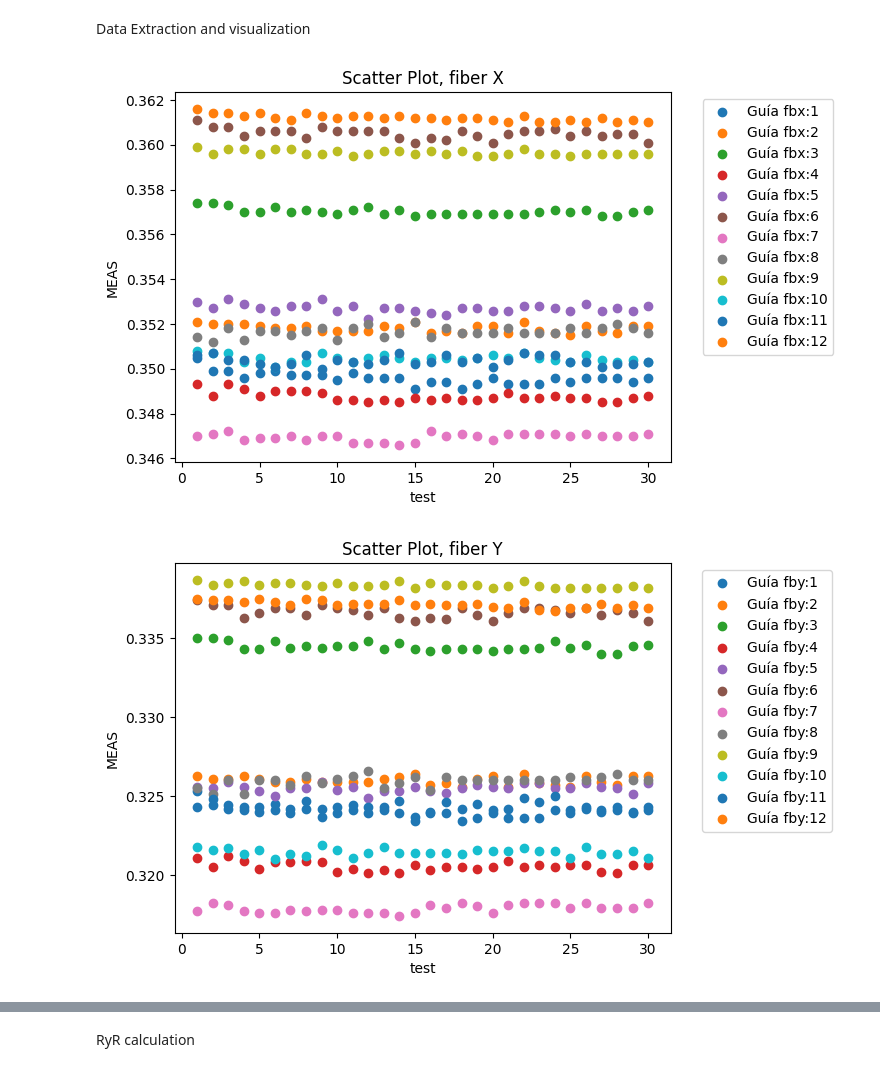
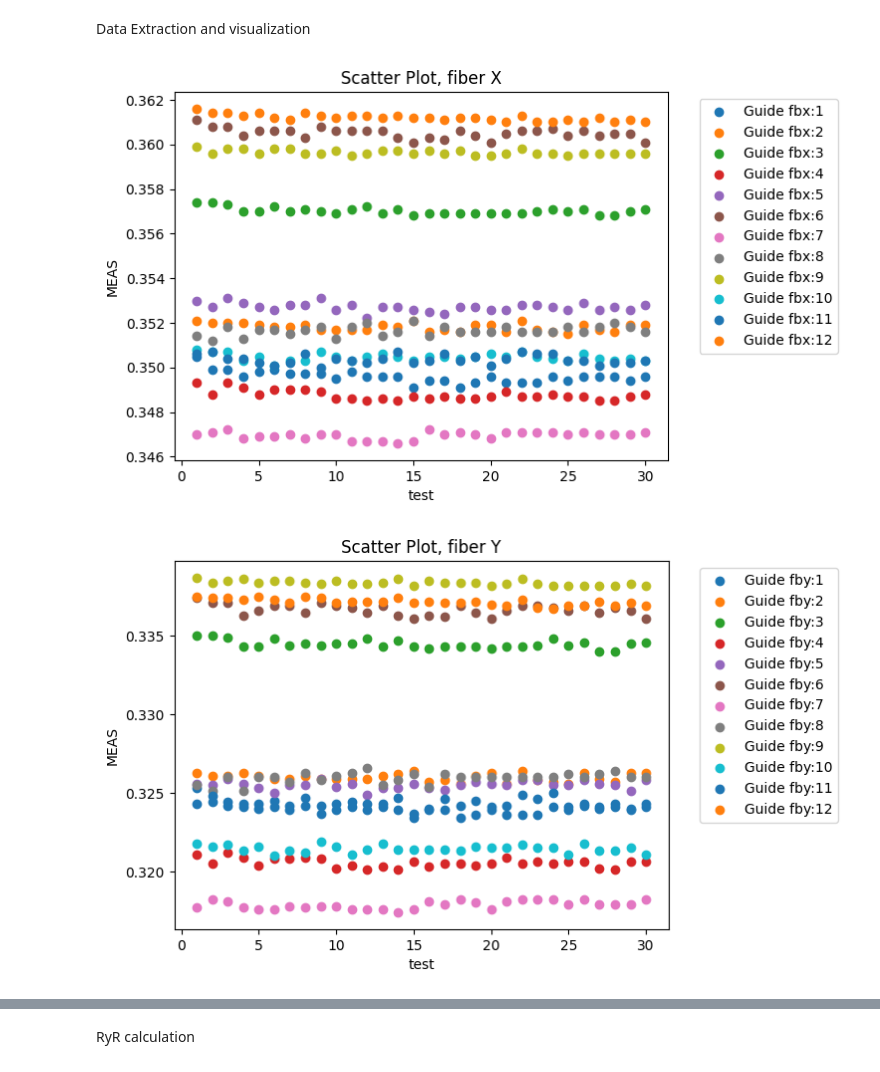
Before and after one commit to LucianoGP95/Python_Eiit_RyR, a Jupyter notebook: RyR_Analyser/RyR filter.ipynb, the cells around one changed output, grey strips where cells are left out. Saved outputs shown, nothing was run; the diff lists cells and outputs as text; code cells hidden in the pictures.

```diff
--- a/RyR_Analyser/RyR filter.ipynb
+++ b/RyR_Analyser/RyR filter.ipynb
@@ -67,13 +67,13 @@ Data Extraction and visualization
 # %%
 #Import the data from a prepocessed working sheet
 data = pd.read_excel("./2_Results/Target.xlsx", header=None)
 #Slice the measure from the data
 df = data.iloc[3:, 1:-2] #Slices the dataframe, deleting the first empty rows and the columns for tags and df_plus_limits
 df = df.reset_index(drop=True) #Resets the rows index to start in zero again
 df.columns = range(df.shape[1]) #Resets the columns index to start in zero again
 #Plot the measures for each scale
-plot_scatter(df, 'x', 'Scatter Plot, fiber X', 'test', 'MEAS', 'Guía fbx:')
-plot_scatter(df, 'y', 'Scatter Plot, fiber Y', 'test', 'MEAS', 'Guía fby:')
+plot_scatter(df, 'x', 'Scatter Plot, fiber X', 'test', 'MEAS', 'Guide fbx:')
+plot_scatter(df, 'y', 'Scatter Plot, fiber Y', 'test', 'MEAS', 'Guide fby:')
 # %% [output]
-[figure, old version]
+[figure, new version]
-[figure, old version]
+[figure, new version]
```
Also changed, not shown: parts of 5 cells of this notebook.
